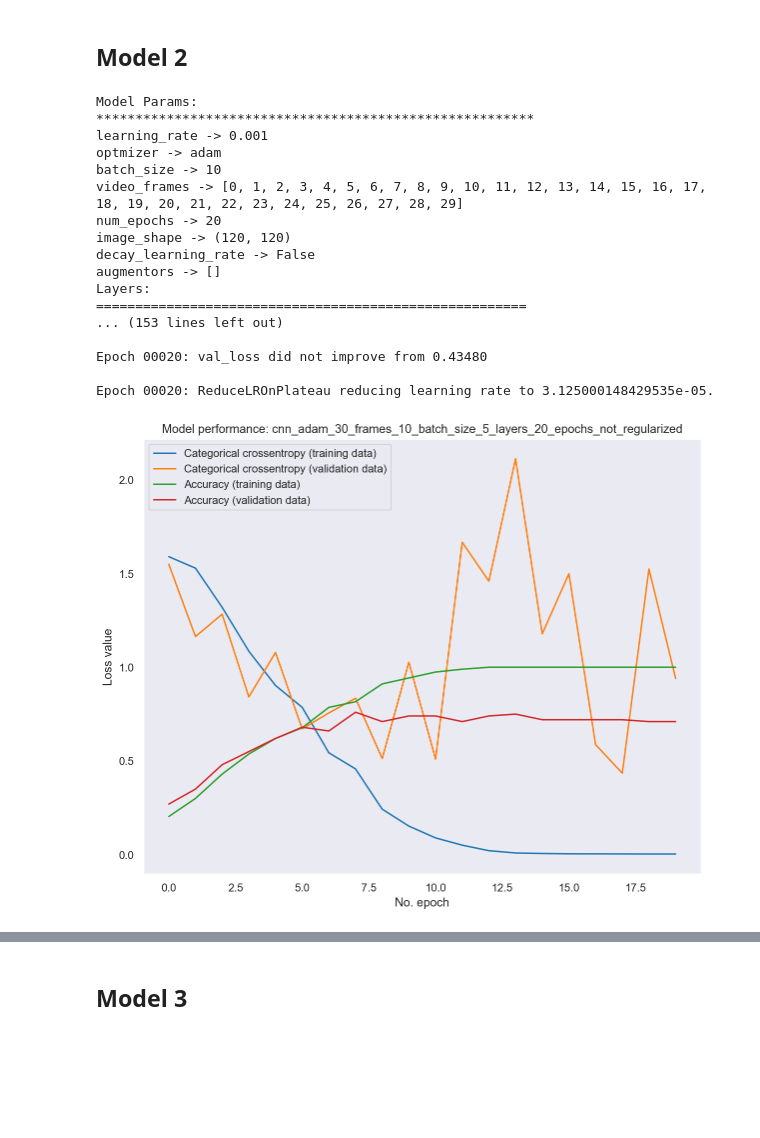
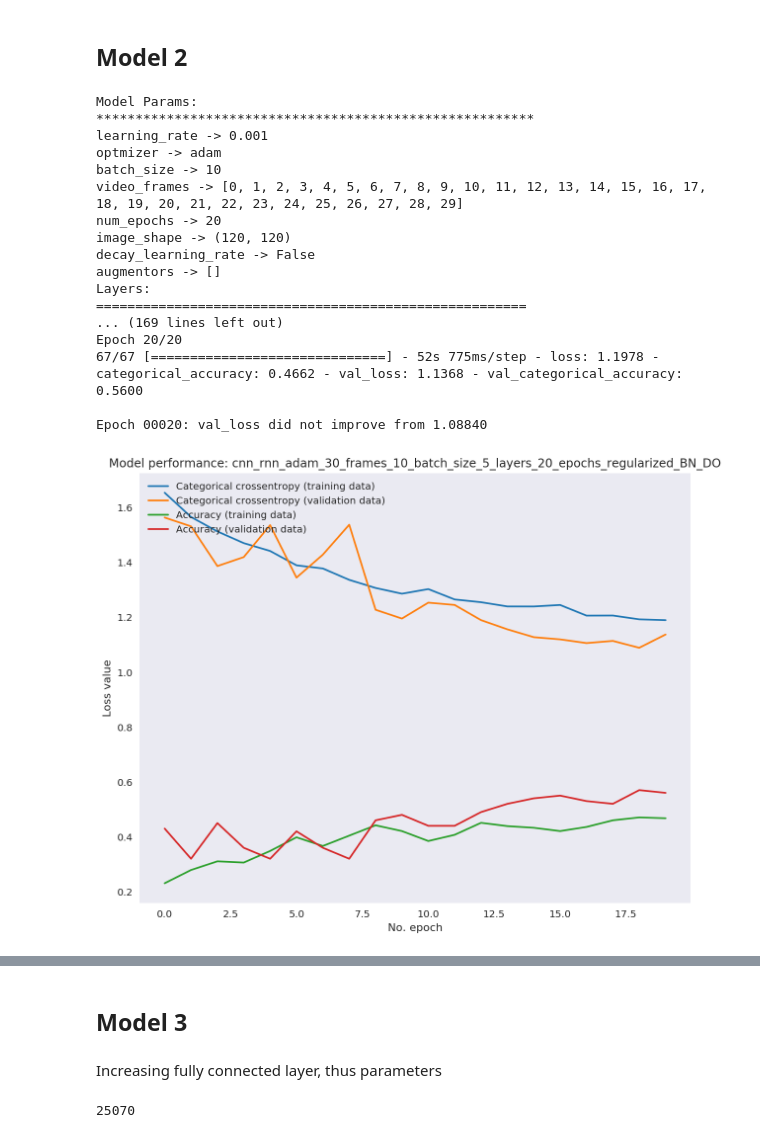
Before and after one commit to ashwanikumar04/gesture-recognition-rnn, a Jupyter notebook: gesture_recognition_rnn.ipynb, the cells around one changed output, grey strips where cells are left out. Cells and saved outputs as stored; diff of their text form; code cells hidden in the pictures; blank space fills up the shorter version.

```diff
--- a/gesture_recognition_rnn.ipynb
+++ b/gesture_recognition_rnn.ipynb
@@ -473,13 +467,17 @@ def convert_history_to_data_frame(model_name, history):
     return df
 # %%
 class ModelLayer:
-    def __init__(self, params):
+    def __init__(self, params, model_type='CNN'):
         self.is_conv_layer = params.get("is_conv_layer", True)
         self.dropout = params.get("dropout", None)
         self.batch_normalize = params.get("batch_normalize", False)
         self.layer_dim = params["layer_dim"]
         self.is_input_layer = params.get("is_input_layer", False)
-        self.filter = params.get("filter", (3,3,3)  if self.is_conv_layer else None)
+        if model_type=='CNN':
+            self.filter = params.get("filter", (3,3,3)  if self.is_conv_layer else None)
+        else:
+            self.filter = params.get("filter", (3,3)  if self.is_conv_layer else None)
+
         self.l2_regularize = params.get("l2_regularize", None)
 
     def _print(self):
@@ -504,7 +502,7 @@ class ModelParam:
         self.augmentors = params.get("augmentors", [])
         self.layers = params["layers"]
         self.activation = params.get("activation", "relu")
-
+        self.rnn_dropout = params.get("rnn_dropout", None)
         dropout = (len([l for l in self.layers if l.dropout is not None]) > 0)
         batch_normalize = (
             len([l for l in self.layers if l.batch_normalize]) > 0)
@@ -520,6 +518,7 @@ class ModelParam:
         self.is_rnn = self.rnn_layer_type is not None
         self.input_shape = (len(self.video_frames), self.image_shape[0],
                             self.image_shape[1], 3)
+
         if (regularize):
             if (batch_normalize):
                 self.name = self.name + "_BN"
@@ -804,50 +823,61 @@ params = {
     "optmizer": "adam",
     "batch_size": 10,
     "frames": (0, 30),
-    "model_name": "cnn",
+    "model_name": "cnn_rnn",
     "num_epochs": 20,
     "layers": [
         ModelLayer({
             "layer_dim": 8,
-            "is_input_layer": True
-        }),
+            "is_input_layer": True,
+            "batch_normalize": True
+        }, model_type='CNN-RNN'),
         ModelLayer({
             "layer_dim": 16,
-        }),
+            "batch_normalize": True,
+        }, model_type='CNN-RNN'),
         ModelLayer({
             "layer_dim": 32,
-        }),
-         ModelLayer({
-            "layer_dim": 64,
-        }),
+            "batch_normalize": True,
+            "dropout": 0.2
+        }, model_type='CNN-RNN'),
         ModelLayer({
             "layer_dim": 64,
-            "is_conv_layer":False
-        })
+            "batch_normalize": True,
+            "dropout": 0.2
+        }, model_type='CNN-RNN'),
+        ModelLayer({
+            "layer_dim": 64,
+            "is_conv_layer": False,
+            "dropout": 0.5
+
+        }, model_type='CNN-RNN')
     ],
-    "image_shape": (120, 120)
+    "image_shape": (120, 120),
+    "rnn_layers": [64],
+    "rnn_layer_type": "LSTM",
+    "rnn_dropout": 0.25
 }
 model_param = ModelParam(params)
-model = create_cnn_model(model_param)
+model = create_cnn_rnn_model(model_param)
 df = run_model(model, model_param)
 collect_stats(df)
 # %% [output]
 Model Params:
 ********************************************************
 learning_rate -> 0.001
 optmizer -> adam
 batch_size -> 10
 video_frames -> [0, 1, 2, 3, 4, 5, 6, 7, 8, 9, 10, 11, 12, 13, 14, 15, 16, 17, 18, 19, 20, 21, 22, 23, 24, 25, 26, 27, 28, 29]
 num_epochs -> 20
 image_shape -> (120, 120)
 decay_learning_rate -> False
 augmentors -> []
 Layers:
 =======================================================
-... (153 lines left out)
+... (169 lines left out)
+Epoch 20/20
+67/67 [==============================] - 52s 775ms/step - loss: 1.1978 - categorical_accuracy: 0.4662 - val_loss: 1.1368 - val_categorical_accuracy: 0.5600
 
-Epoch 00020: val_loss did not improve from 0.43480
-
-Epoch 00020: ReduceLROnPlateau reducing learning rate to 3.125000148429535e-05.
+Epoch 00020: val_loss did not improve from 1.08840
-[figure, old version]
+[figure, new version]
 |  | val_loss | val_categorical_accuracy | loss | categorical_accuracy | lr | epoch | name |
@@ -870,2 +900,9 @@ Epoch 00020: ReduceLROnPlateau reducing learning rate to 3.125000148429535e-05.
 # %% [markdown]
 ## Model 3
+# %% [markdown]
+Increasing fully connected layer, thus parameters
+# %%
+import gc
+gc.collect()
+# %% [output]
+25070
```
Also changed, not shown: parts of 69 cells of this notebook, 6 other files.
